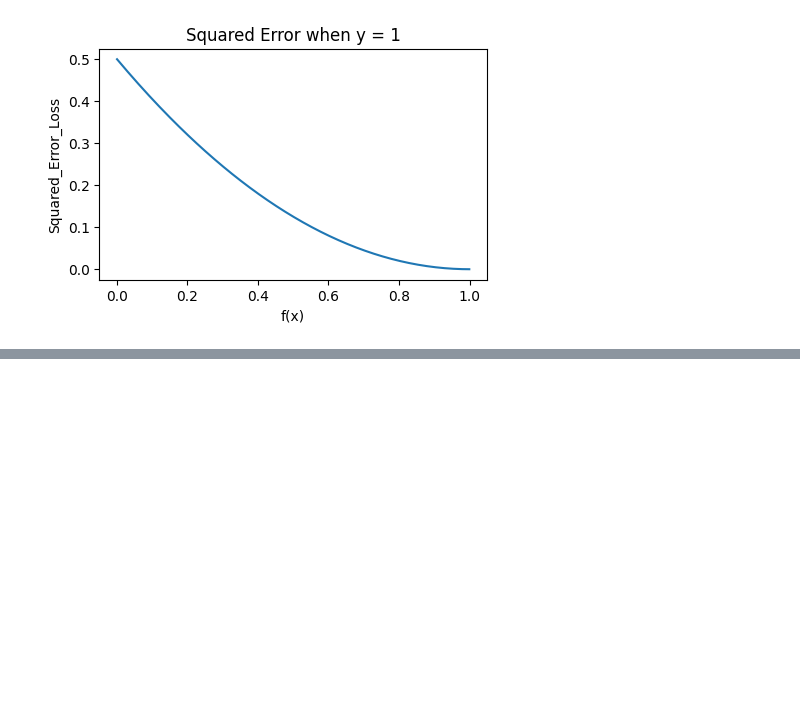
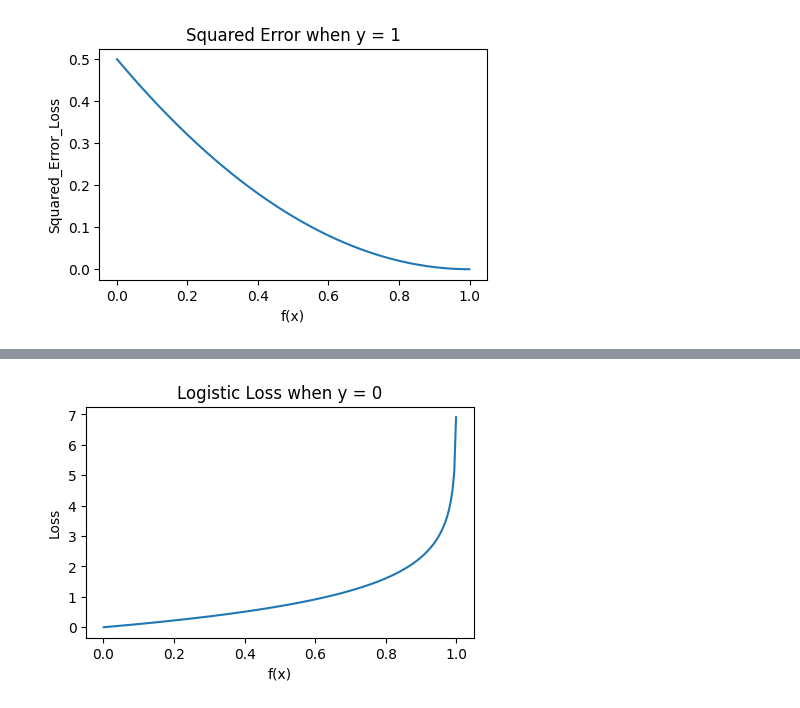
Before and after one commit to winter666-hub/AI_Learning_Journey, a Jupyter notebook: Machine_Learning/03_Logistic_Regression/12_logistic_loss.ipynb, the cells around one changed output, grey strips where cells are left out. Saved outputs shown, nothing was run; the diff lists cells and outputs as text; code cells hidden in the pictures; blank space fills up the shorter version.

```diff
--- a/Machine_Learning/03_Logistic_Regression/12_logistic_loss.ipynb
+++ b/Machine_Learning/03_Logistic_Regression/12_logistic_loss.ipynb
@@ -67,0 +108,11 @@ plt.show()
+# %%
+loss_y0_log = logistic_loss_y0(f_values)
+
+plt.figure(figsize=(5, 3))
+plt.plot(f_values, loss_y0_log)
+plt.xlabel("f(x)")
+plt.ylabel("Loss")
+plt.title("Logistic Loss when y = 0")
+plt.show()
+# %% [output]
+[figure, added]
```
Also changed, not shown: parts of 10 cells of this notebook.
